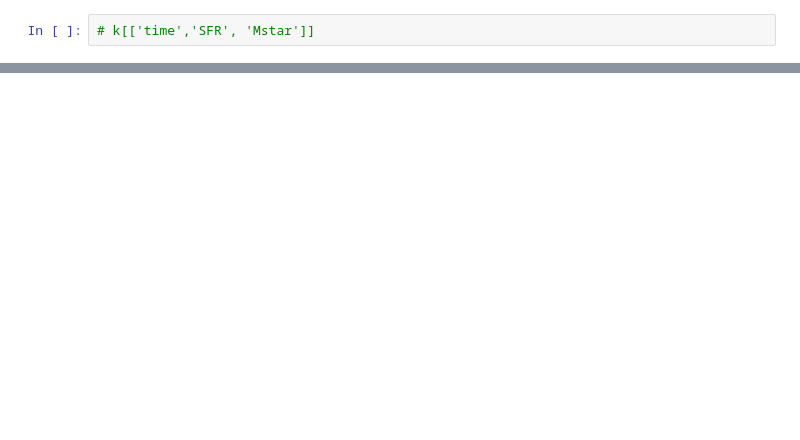
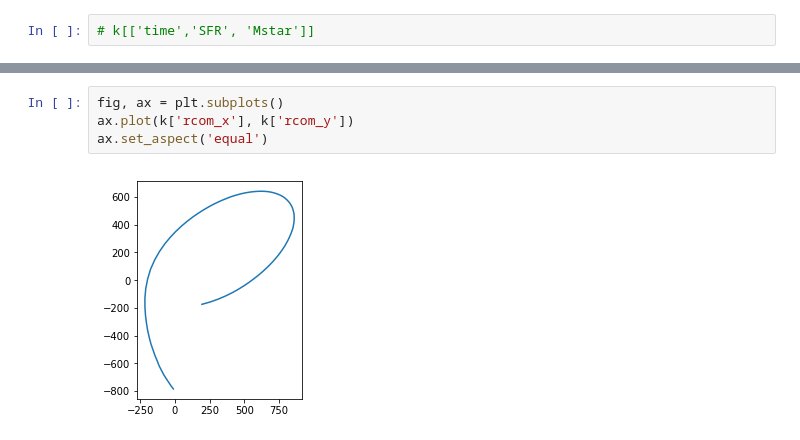
Before and after one commit to elehcim/simulation, a Jupyter notebook: Sumfiles.ipynb, the cells around one changed output, grey strips where cells are left out. Saved outputs shown, nothing was run; the diff lists cells and outputs as text; blank space fills up the shorter version.

```diff
--- a/Sumfiles.ipynb
+++ b/Sumfiles.ipynb
@@ -79,0 +106,6 @@ ax.get_ylim()
+# %%
+fig, ax = plt.subplots()
+ax.plot(k['rcom_x'], k['rcom_y'])
+ax.set_aspect('equal')
+# %% [output]
+[figure, added]
```
Also changed, not shown: parts of 14 cells of this notebook.
